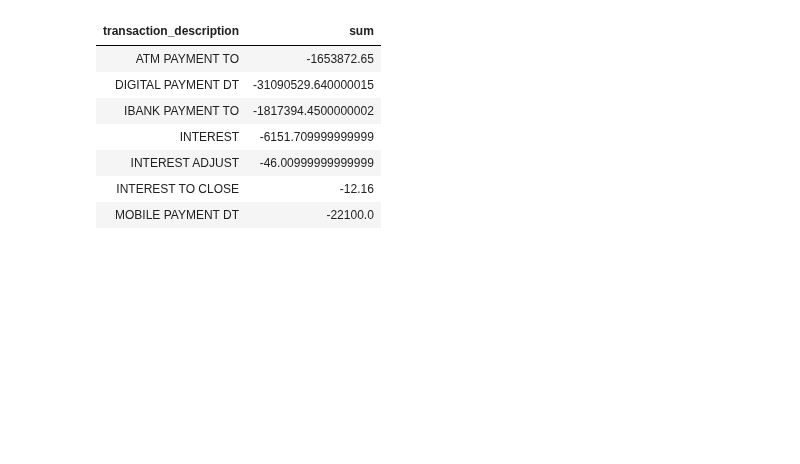
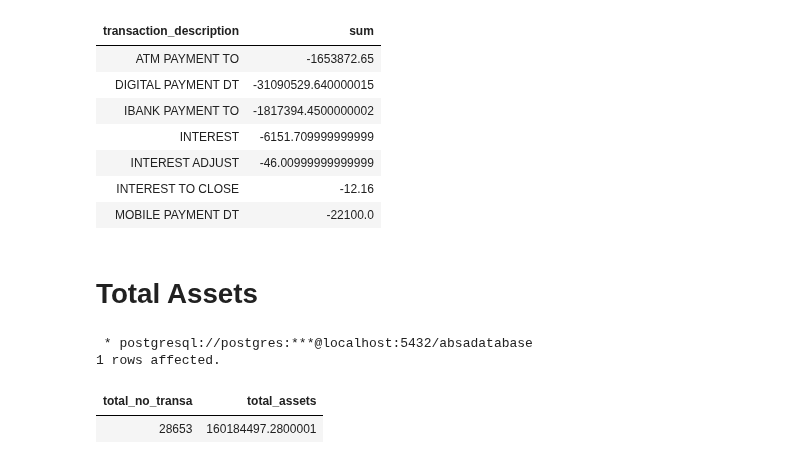
Before and after one commit to The-DigitalAcademy/EXPLORING-ABSA-DATASETS, a Jupyter notebook: assets.ipynb, the cells around one changed output. Drawn from its saved outputs; the diff is of its cells as text; code cells hidden in the pictures; blank space fills up the shorter version.

```diff
--- a/assets.ipynb
+++ b/assets.ipynb
@@ -134,3 +134,25 @@ ORDER BY
 | INTEREST ADJUST | -46.00999999999999 |
 | INTEREST TO CLOSE | -12.16 |
 | MOBILE PAYMENT DT | -22100.0 |
+# %% [markdown]
+# Total Assets
+# %%
+%%sql
+SELECT  count(transaction_description) as total_no_transa,
+    SUM(amt) AS total_assets
+FROM
+    TransactionData
+WHERE
+    (Transaction_Description LIKE '%CR%'
+     OR Transaction_Description LIKE '%CREDIT%'
+     OR Transaction_Description LIKE '%CAPITAL%'
+     OR Transaction_Description LIKE '%LOAN%'
+     OR Transaction_Description LIKE '%DISBURSEMENT%'
+     OR Transaction_Description LIKE '%ADVANCE%')
+    AND amt > 0
+;
+# %% [output]
+ * postgresql://postgres:***@localhost:5432/absadatabase
+1 rows affected.
+| total_no_transa | total_assets |
+| 28653 | 160184497.2800001 |
```
Also changed, not shown: parts of 5 cells of this notebook.
